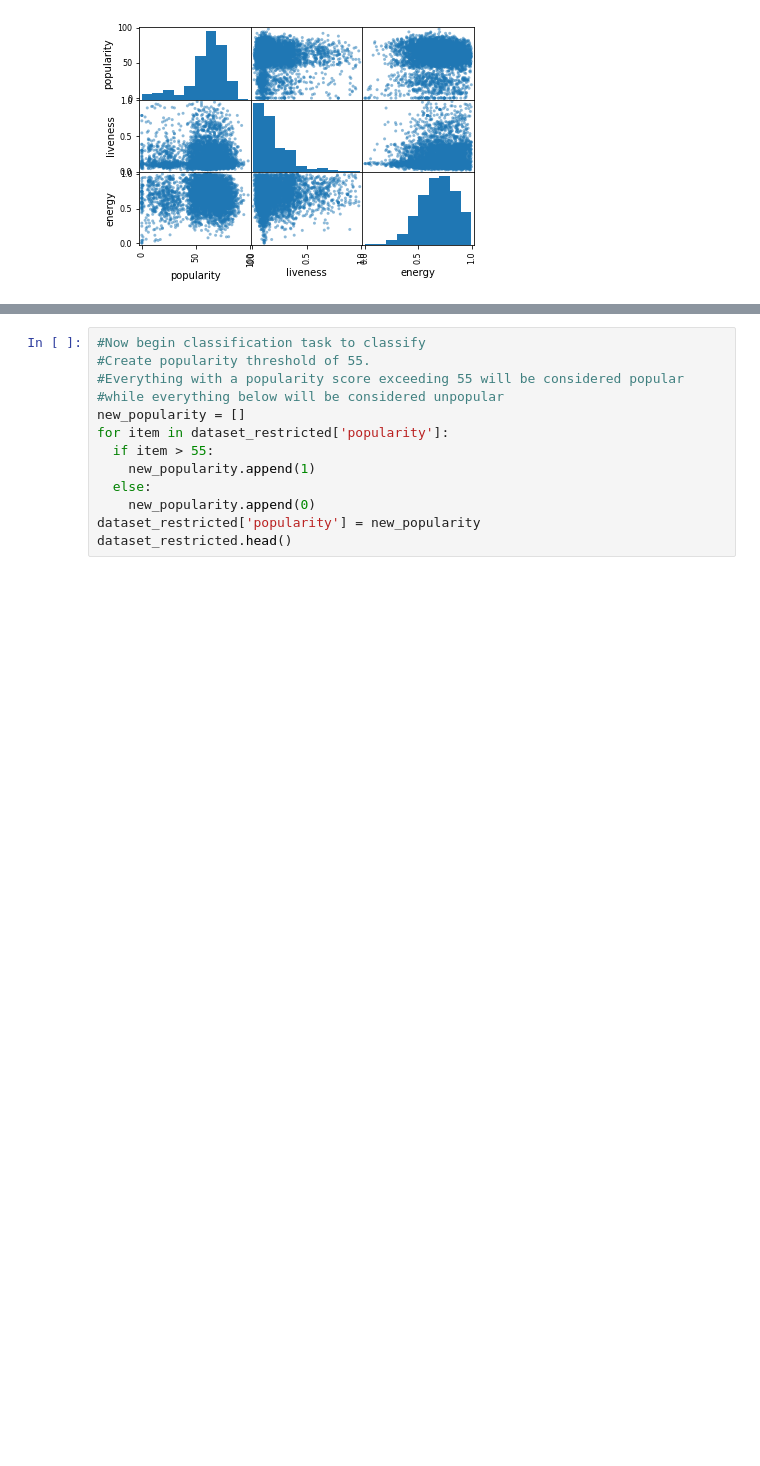
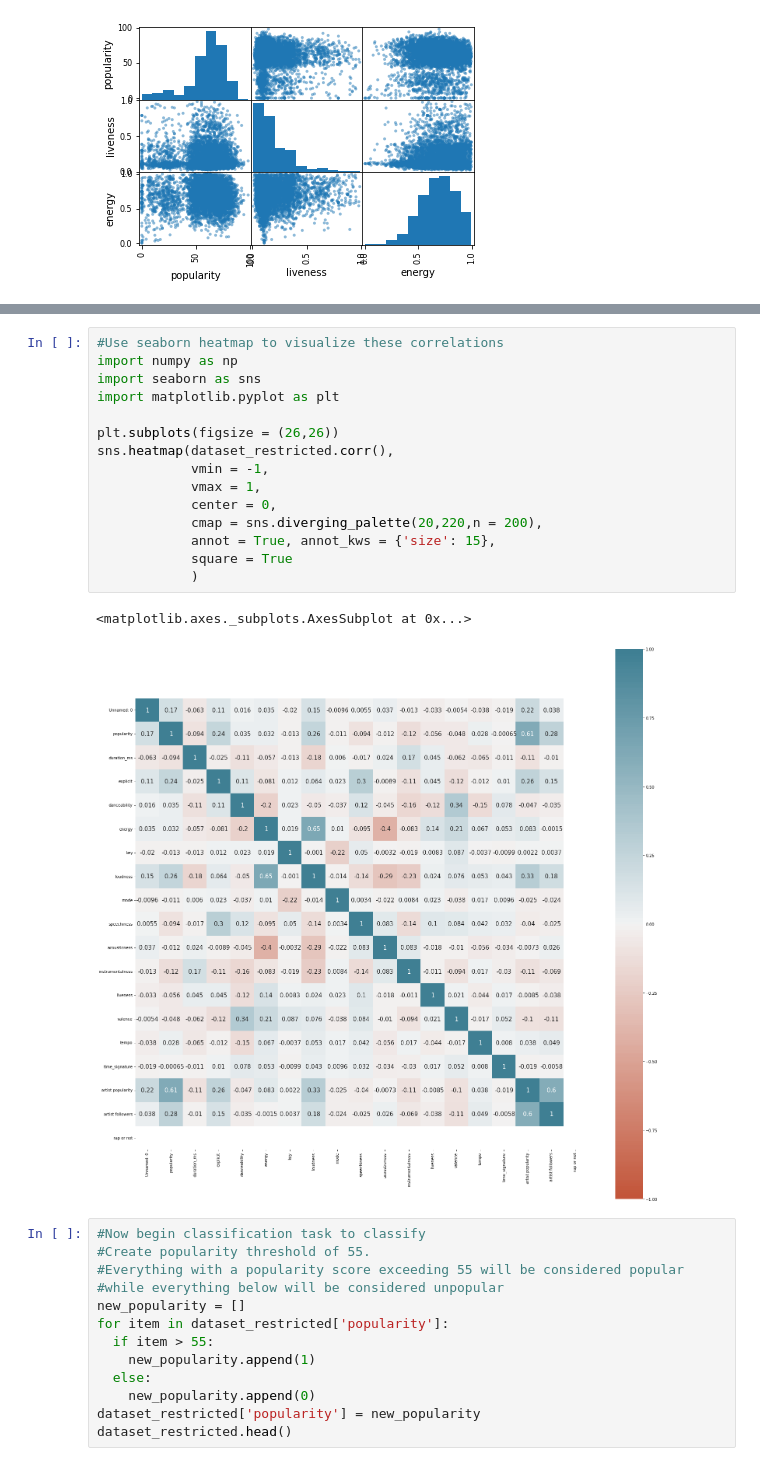
Before and after one commit to mnocerino23/Spotify-Song-Popularity-Classifier, a Jupyter notebook: Visualization_ML_SpotifyPopularity.ipynb, the cells around one changed output, grey strips where cells are left out. Cells and saved outputs as stored; diff of their text form; blank space fills up the shorter version.

```diff
--- a/Visualization_ML_SpotifyPopularity.ipynb
+++ b/Visualization_ML_SpotifyPopularity.ipynb
@@ -157,6 +157,24 @@ dataset_restricted.corr()
 | artist popularity | 0.216801 | 0.614805 | -0.105367 | 0.260011 | -0.046959 | 0.082974 | 0.002165 | 0.326777 | -0.024617 | ... |
 | artist followers | 0.038121 | 0.279928 | -0.010373 | 0.145300 | -0.035135 | -0.001515 | 0.003720 | 0.182200 | -0.023810 | ... |
 | rap or not | NaN | NaN | NaN | NaN | NaN | NaN | NaN | NaN | NaN | ... |
+# %%
+#Use seaborn heatmap to visualize these correlations
+import numpy as np
+import seaborn as sns
+import matplotlib.pyplot as plt
+
+plt.subplots(figsize = (26,26))
+sns.heatmap(dataset_restricted.corr(),
+            vmin = -1,
+            vmax = 1,
+            center = 0,
+            cmap = sns.diverging_palette(20,220,n = 200),
+            annot = True, annot_kws = {'size': 15},
+            square = True
+            )
+# %% [output]
+<matplotlib.axes._subplots.AxesSubplot at 0x...>
+[figure, added]
 # %%
 #Now begin classification task to classify
 #Create popularity threshold of 55.
```
